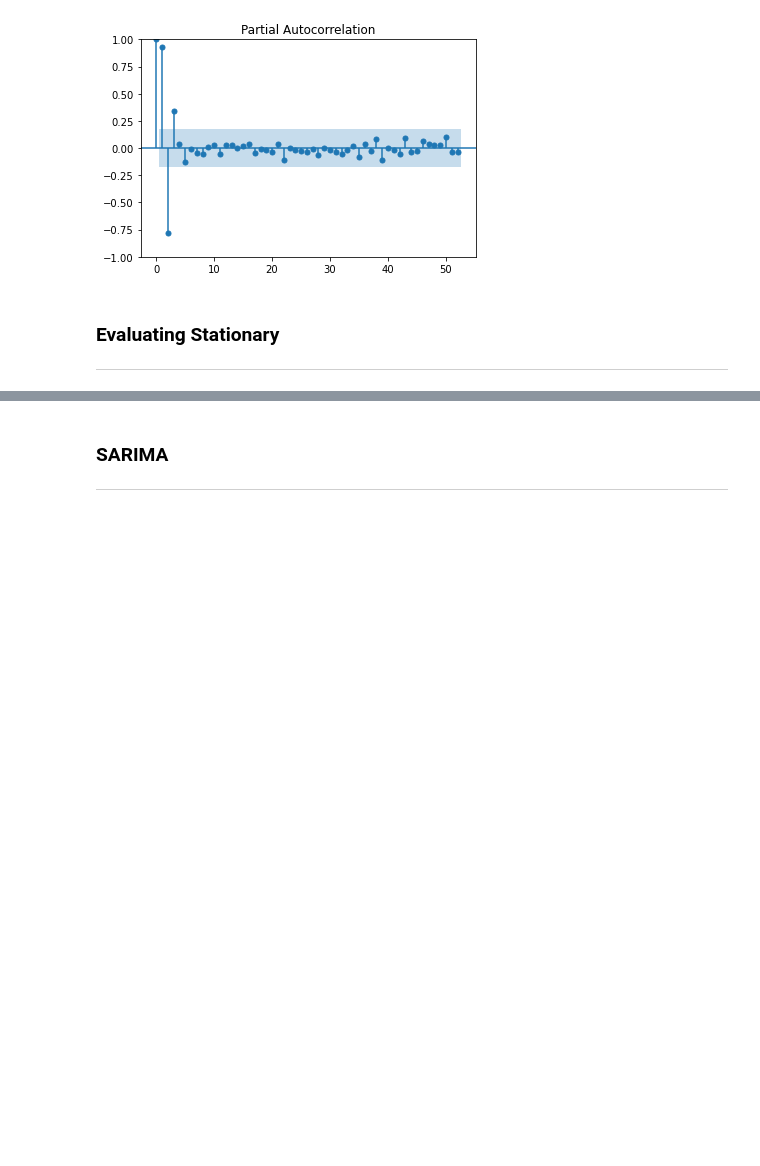
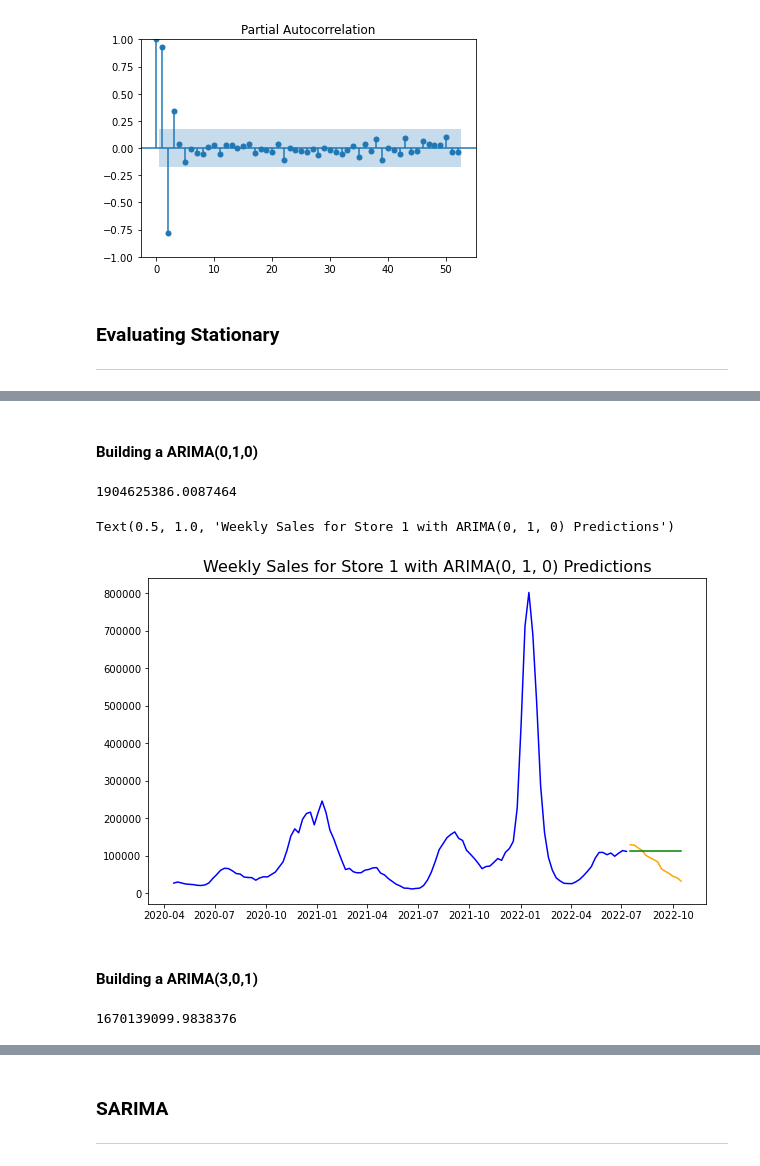
Before and after one commit to DeeVerma1/Project-4, a Jupyter notebook: code/02.1 - EDA_COVID_Cases.ipynb, the cells around one changed output, grey strips where cells are left out. Saved outputs shown, nothing was run; the diff lists cells and outputs as text; code cells hidden in the pictures; blank space fills up the shorter version.

```diff
--- a/code/02.1 - EDA_COVID_Cases.ipynb
+++ b/code/02.1 - EDA_COVID_Cases.ipynb
@@ -307,0 +320,55 @@ model_5201 = arima_5201.fit()
+# %% [markdown]
+#### Building a ARIMA(0,1,0)
+# %%
+# Instantiate best model.
+arima_010 = ARIMA(endog = y_train, order = (0, 1, 0))
+
+# Fit ARIMA model.
+model_010 = arima_010.fit()
+
+# Generate predictions based on test set.
+preds_010 = model_010.predict(start = y_test.index[0], end = y_test.index[-1])
+
+# Generate predictions based on train set.
+preds_train_010 = model_010.predict(start = y_train.index[0], end = y_train.index[-1])
+
+from sklearn import metrics
+metrics.mean_squared_error(y_test, preds_010)
+# %% [output]
+1904625386.0087464
+# %%
+# Plotting the model ARIMA(0,1,0)
+plt.figure(figsize=(10,6))
+
+# Plot training data.
+plt.plot(y_train.index, y_train, color = 'blue')
+
+# Plot testing data.
+plt.plot(y_test.index, y_test, color = 'orange')
+
+# Plot predicted test values.
+plt.plot(y_test.index, preds_010, color = 'green')
+
+plt.title(label = 'Weekly Sales for Store 1 with ARIMA(0, 1, 0) Predictions', fontsize=16)
+# %% [output]
+Text(0.5, 1.0, 'Weekly Sales for Store 1 with ARIMA(0, 1, 0) Predictions')
+[figure, added]
+# %% [markdown]
+#### Building a ARIMA(3,0,1)
+# %%
+# Instantiate best model.
+arima_301 = ARIMA(endog = y_train, order = (3, 0, 1))
+
+# Fit ARIMA model.
+model_301 = arima_301.fit()
+
+# Generate predictions based on test set.
+preds_301 = model_301.predict(start = y_test.index[0], end = y_test.index[-1])
+
+# Generate predictions based on train set.
+preds_train_301 = model_301.predict(start = y_train.index[0], end = y_train.index[-1])
+
+from sklearn import metrics
+metrics.mean_squared_error(y_test, preds_301)
+# %% [output]
+1670139099.9838376
```
Also changed, not shown: parts of 40 cells of this notebook.
